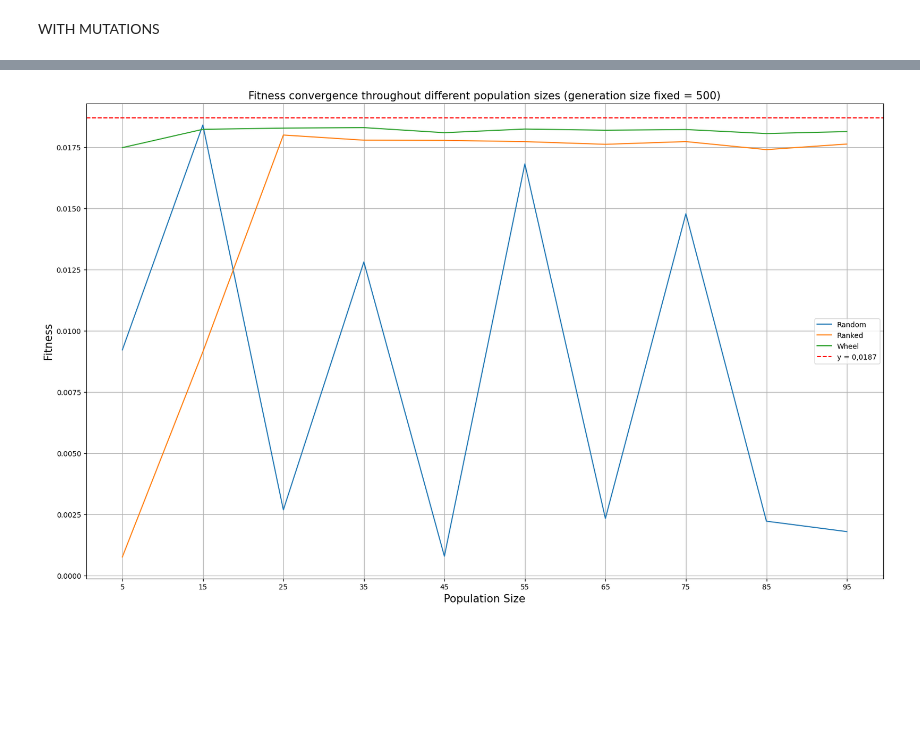
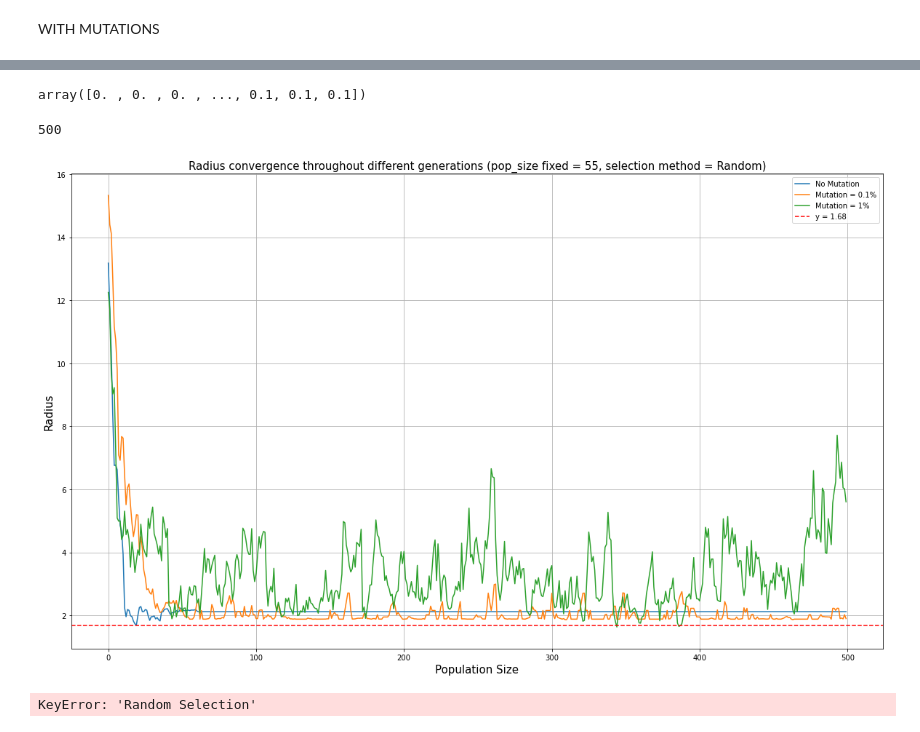
Before and after one commit to Elric-dev/HCAI_ML, a Jupyter notebook: ga_data_analysis.ipynb, the cells around one changed output, grey strips where cells are left out. Saved outputs shown, nothing was run; the diff lists cells and outputs as text; code cells hidden in the pictures; blank space fills up the shorter version.

Commit message:
Added new mutation loop and optimisation

```diff
--- a/ga_data_analysis.ipynb
+++ b/ga_data_analysis.ipynb
@@ -299,0 +300,6 @@ plt.show()
+# %%
+#mutation_generations_df=generations_df[generations_df['mutation']!=0]
+mutation_generations_df=generations_df
+mutation_generations_df= mutation_generations_df[mutation_generations_df['selection_type']=='Ranked Selection']
+mutation_generations_df= mutation_generations_df[mutation_generations_df['pop_size']== 55]
+mutation_generations_df
@@ -300,26 +338,71 @@ plt.show()
+# %%
+fuck_you = np.array(list(grouped_pop['radius'].index)).transpose()
+fuck_you[0]
+# %% [output]
+array([0. , 0. , 0. , ..., 0.1, 0.1, 0.1])
+# %%
+list(fuck_you[0]).index(0.001)
+# %% [output]
+500
+# %%
+grouped_pop = mutation_generations_df.groupby(by=['mutation', 'generation']).mean()
+#create plots
+
+plt.rcParams["figure.figsize"]=(20,12)
+
+x1 = range(500)
+y1 = (grouped_pop['radius'].values)[:500]
+y2 = (grouped_pop['radius'].values)[500:1000]
+y3 = (grouped_pop['radius'].values)[1000:1500]
+#y4 = (grouped_pop['radius'].values)[1500:2000]
+#y5 = (grouped_pop['radius'].values)[2000:]
+
+plt.title('Radius convergence throughout different generations (pop_size fixed = 55, selection method = Random)',fontsize=15)
+plt.xlabel('Population Size',fontsize=15)
+plt.ylabel('Radius',fontsize=15)
+
+plt.plot(x1,y1, label = 'No Mutation')
+plt.plot(x1,y2,label = 'Mutation = 0.1%')
+plt.plot(x1,y3,label = 'Mutation = 1%')
+#plt.plot(x1,y4, label = 'Mutation = 5%')
+#plt.plot(x1,y5, label = 'Mutation = 10%')
+
+
+plt.grid()
+#plt.axhline(y=0.018709891942760622, color='r', linestyle='--', label='y = 0,0187')
+plt.axhline(y=1.6841, color='r', linestyle='--', label='y = 1.68')
+#plt.xticks(range(len(grouped_pop.loc['Random Selection', 'radius'])), labels=grouped_pop.loc['Random Selection', 'radius'].index)
+plt.legend()
+
+plt.show()
+# %% [output]
+[figure, added]
 # %%
-grouped_pop = mutation_generations_df.groupby(by=['selection_type', 'pop_size']).mean()
+grouped_pop = mutation_generations_df.groupby(by=['selection_type', 'generation']).mean()
 #create plots
 
 plt.rcParams["figure.figsize"]=(20,12)
 
-x1 = range(len(grouped_pop.loc['Random Selection', 'fitness']))
-y1 = grouped_pop.loc['Random Selection', 'fitness']
-y2 = grouped_pop.loc['Ranked Selection', 'fitness']
-y3 = grouped_pop.loc['Wheel Selection', 'fitness']
+x1 = range(len(grouped_pop.loc['Random Selection', 'radius']))
+y1 = grouped_pop[grouped_pop['mutation'] == 0.001].loc['Random Selection', 'radius']
+y2 = grouped_pop[grouped_pop['mutation'] == 0.01].loc['Random Selection', 'radius']
+y3 = grouped_pop[grouped_pop['mutation'] == 0.1].loc['Random Selection', 'radius']
+y4 = grouped_pop[grouped_pop['mutation'] == 0.05].loc['Random Selection', 'radius']
 
-plt.title('Fitness convergence throughout different population sizes (generation size fixed = 500)',fontsize=15)
+plt.title('Radius convergence throughout different population sizes (generation size fixed = 500)',fontsize=15)
 plt.xlabel('Population Size',fontsize=15)
-plt.ylabel('Fitness',fontsize=15)
+plt.ylabel('Radius',fontsize=15)
 
-plt.plot(x1,y1,label = 'Random')
-plt.plot(x1,y2,label = 'Ranked')
-plt.plot(x1,y3, label = 'Wheel')
+plt.plot(x1,y1,label = '0.1%')
+plt.plot(x1,y2,label = '1%')
+plt.plot(x1,y3, label = '10%')
+plt.plot(x1,y4, label = '5%')
+
 plt.grid()
-plt.axhline(y=0.018709891942760622, color='r', linestyle='--', label='y = 0,0187')
-plt.xticks(range(len(grouped_pop.loc['Random Selection', 'radius'])), labels=grouped_pop.loc['Random Selection', 'radius'].index)
+plt.axhline(y=1.6841, color='r', linestyle='--', label='y = 1.68')
 plt.legend()
 
+plt.xticks(range(len(grouped_pop.loc['Random Selection', 'radius'])), labels=grouped_pop.loc['Random Selection', 'radius'].index)
 plt.show()
 # %% [output]
-[figure, removed]
+KeyError: 'Random Selection'
```
Also changed, not shown: parts of 10 cells of this notebook, 3 other files.
